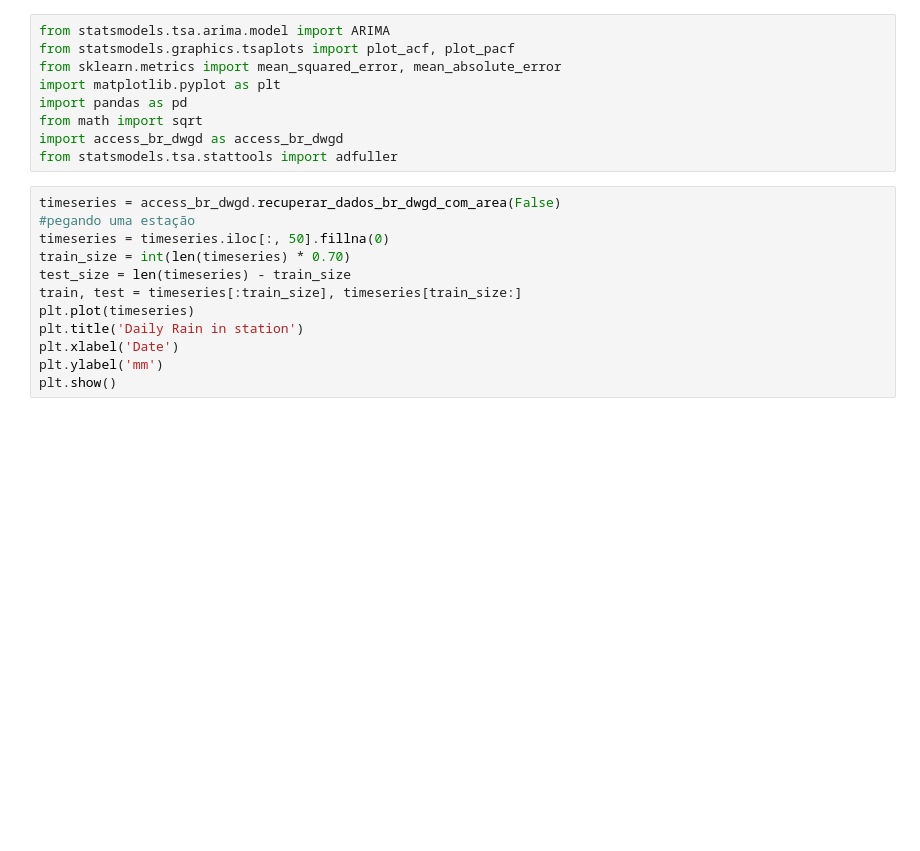
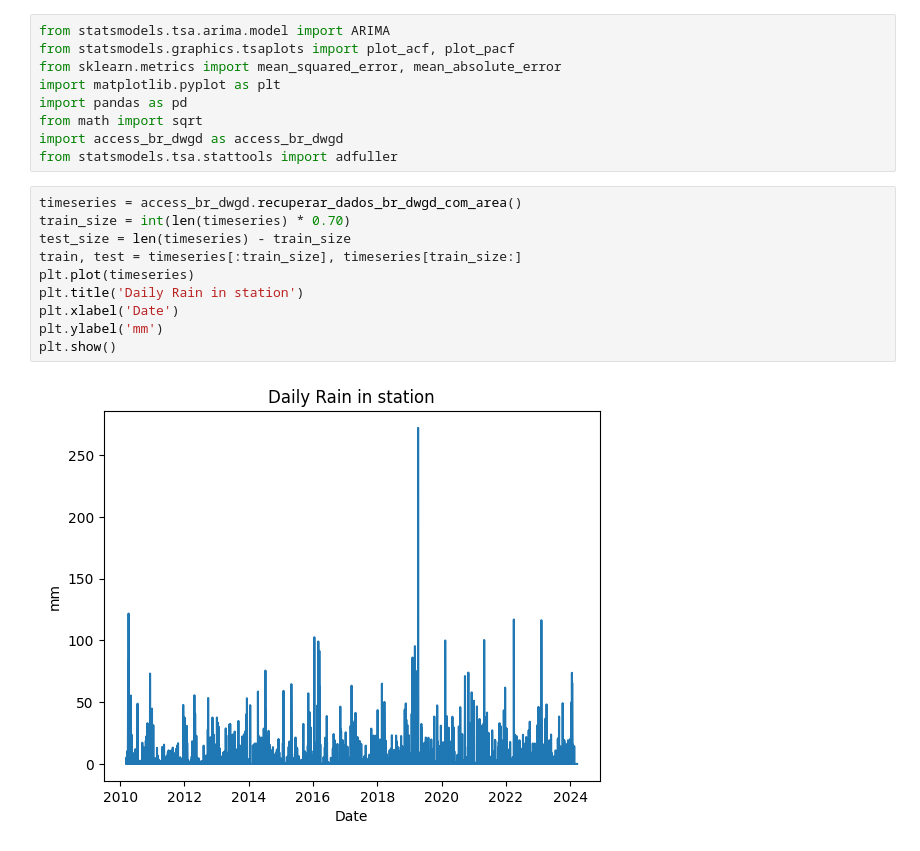
Before and after one commit to pedroboseximenes/tcc, a Jupyter notebook: brDwgd/arima_br_dwgd.ipynb, the cells around one changed output. Saved outputs shown, nothing was run; the diff lists cells and outputs as text; blank space fills up the shorter version.

```diff
--- a/brDwgd/arima_br_dwgd.ipynb
+++ b/brDwgd/arima_br_dwgd.ipynb
@@ -8,17 +8,17 @@ from math import sqrt
 import access_br_dwgd as access_br_dwgd
 from statsmodels.tsa.stattools import adfuller
 # %%
-timeseries = access_br_dwgd.recuperar_dados_br_dwgd_com_area(False)
-#pegando uma estação
-timeseries = timeseries.iloc[:, 50].fillna(0)
+timeseries = access_br_dwgd.recuperar_dados_br_dwgd_com_area()
 train_size = int(len(timeseries) * 0.70)
 test_size = len(timeseries) - train_size
 train, test = timeseries[:train_size], timeseries[train_size:]
 plt.plot(timeseries)
 plt.title('Daily Rain in station')
 plt.xlabel('Date')
 plt.ylabel('mm')
 plt.show()
+# %% [output]
+[figure, added]
 # %%
 def ad_test(dataset):
      dftest = adfuller(dataset, autolag = 'AIC')
```
Also changed, not shown: parts of 4 cells of this notebook, 6 other files.
